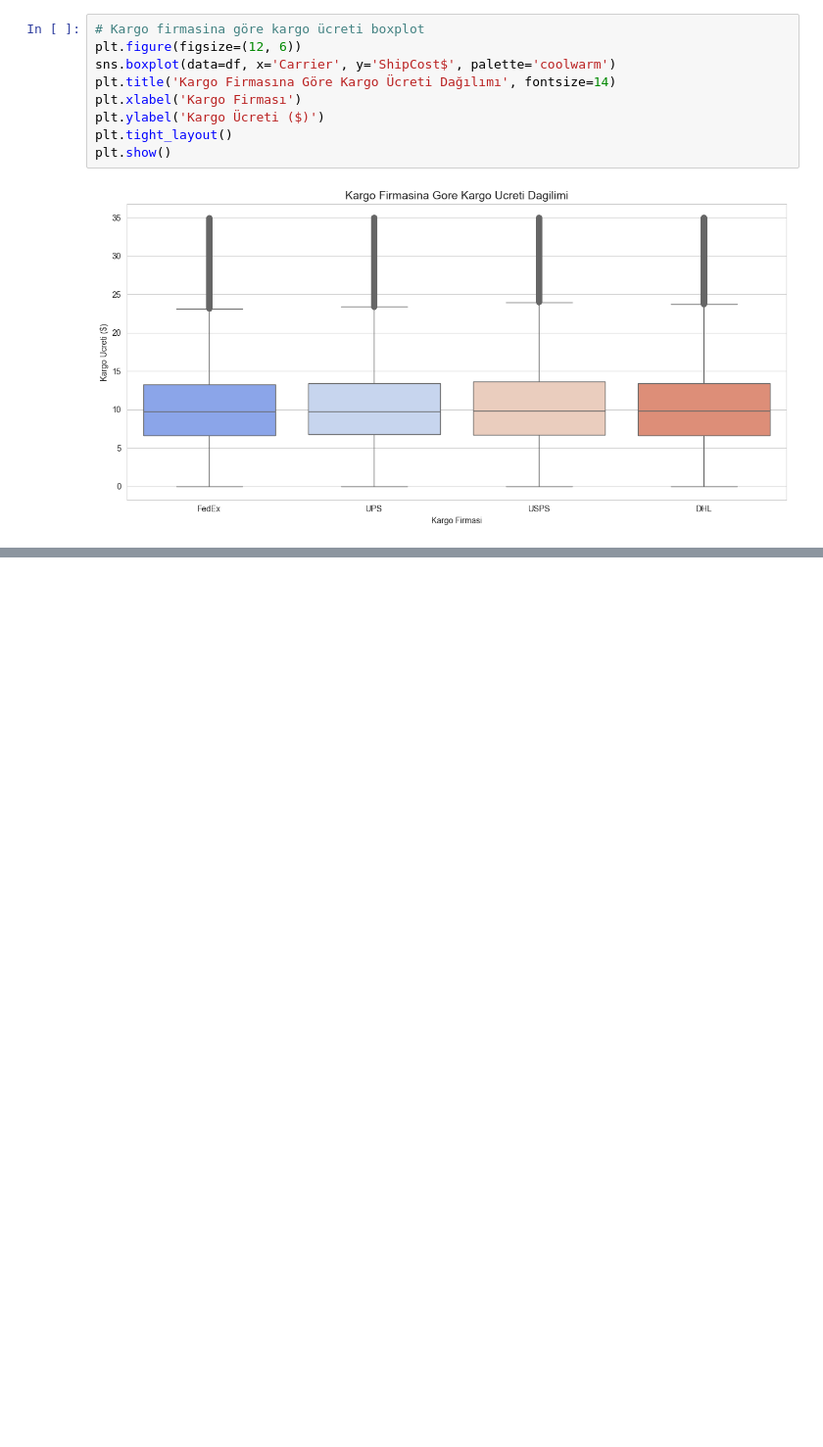
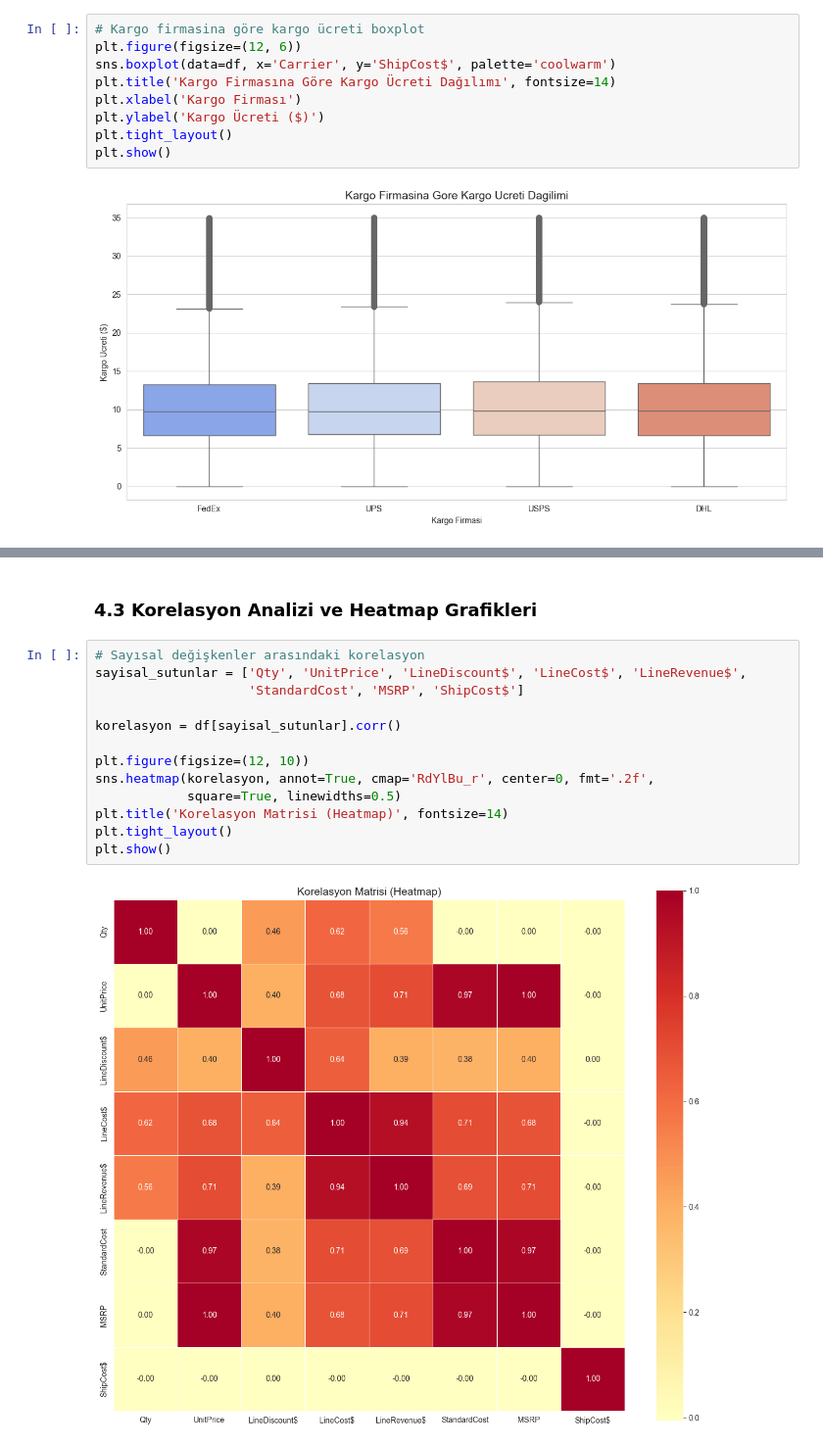
Before and after one commit to Rtur2003/Rtur2003-Data-Science---Python, a Jupyter notebook: Deneme.ipynb, the cells around one changed output, grey strips where cells are left out. Shown at 98% size. Saved outputs shown, nothing was run; the diff lists cells and outputs as text; blank space fills up the shorter version.

```diff
--- a/Deneme.ipynb
+++ b/Deneme.ipynb
@@ -416,0 +428,17 @@ plt.show()
+# %% [markdown]
+### 4.3 Korelasyon Analizi ve Heatmap Grafikleri
+# %%
+# Sayısal değişkenler arasındaki korelasyon
+sayisal_sutunlar = ['Qty', 'UnitPrice', 'LineDiscount$', 'LineCost$', 'LineRevenue$',
+                    'StandardCost', 'MSRP', 'ShipCost$']
+
+korelasyon = df[sayisal_sutunlar].corr()
+
+plt.figure(figsize=(12, 10))
+sns.heatmap(korelasyon, annot=True, cmap='RdYlBu_r', center=0, fmt='.2f',
+            square=True, linewidths=0.5)
+plt.title('Korelasyon Matrisi (Heatmap)', fontsize=14)
+plt.tight_layout()
+plt.show()
+# %% [output]
+[figure, added]
```
Also changed, not shown: parts of 2 cells of this notebook.
